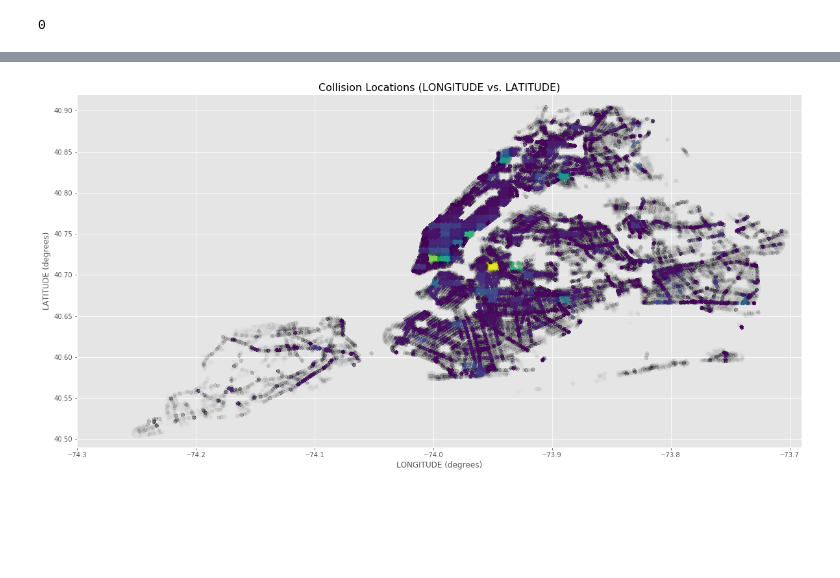
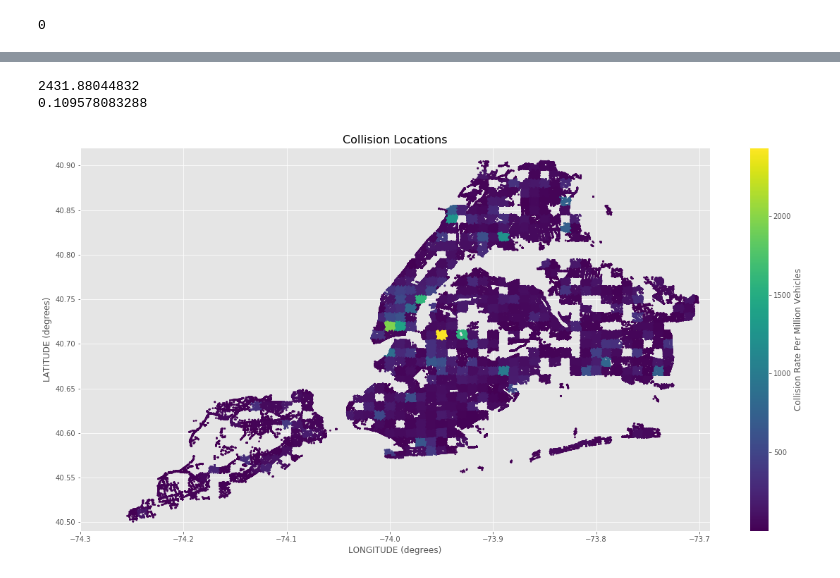
Before and after one commit to nealrea/collisionViz, a Jupyter notebook: data_exploration/data_normalization.ipynb, the cells around one changed output, grey strips where cells are left out. Drawn from its saved outputs; the diff is of its cells as text; code cells hidden in the pictures; blank space fills up the shorter version.

Commit message:
updated collision doc to include "collision rate per million vehicles"

```diff
--- a/data_exploration/data_normalization.ipynb
+++ b/data_exploration/data_normalization.ipynb
@@ -112,5 +112,5 @@ counts.head()
 | (40.52,-74.21) | 103 | 103 | 101 | 101 | 103 | 103 | 92 | 92 | ... |
 # %%
 for x in range (0,len(df)):
-    df.at[x,'Safety Index'] = (counts.at[df.at[x,'LOCATION'],'DATE'])/df.at[x,'Counts']
+    df.at[x,'Collision Rate'] = (counts.at[df.at[x,'LOCATION'],'DATE']*1000000)/(df.at[x,'Counts']*365*5)
 # %%
@@ -160,13 +148,20 @@ df.head()
 | 2 | 03/24/2017 | 0:00 | BROOKLYN | 11222 | 40.728416 | -73.952415 | (40.728416,-73.952415) | CALYER STREET | LEONARD STREET | ... |
 | 3 | 03/24/2017 | 0:00 | QUEENS | 11104 | 40.748928 | -73.913750 | (40.748928,-73.91375) | 50 STREET | 39 AVENUE | ... |
 | 4 | 03/24/2017 | 0:00 | QUEENS | 11354 | 40.766445 | -73.834040 | (40.766445,-73.83404) | 33 AVENUE | MILLER STREET | ... |
+# %%
+print(df['Collision Rate'].max())
+print(df['Collision Rate'].min())
+# %% [output]
+2431.88044832
+0.109578083288
 # %%
-plt.scatter(df['LONGITUDE'], df['LATITUDE'], c=df['Safety Index'], alpha=.005)
+plt.scatter(df['LONGITUDE'], df['LATITUDE'], c=df['Collision Rate'], s=5, cmap='viridis')
 plt.xlabel('LONGITUDE (degrees)', fontsize=12)
 plt.ylabel('LATITUDE (degrees)', fontsize=12)
-plt.title('Collision Locations (LONGITUDE vs. LATITUDE)', fontsize=16)
+plt.title('Collision Locations', fontsize=16)
 plt.ylim(40.49,40.92)
 plt.xlim(-74.3,-73.69)
+plt.colorbar(label='Collision Rate Per Million Vehicles')
 plt.show()
 # %% [output]
-[figure, old version]
+[figure, new version]
```
Also changed, not shown: parts of 3 cells of this notebook, 1 other file.
